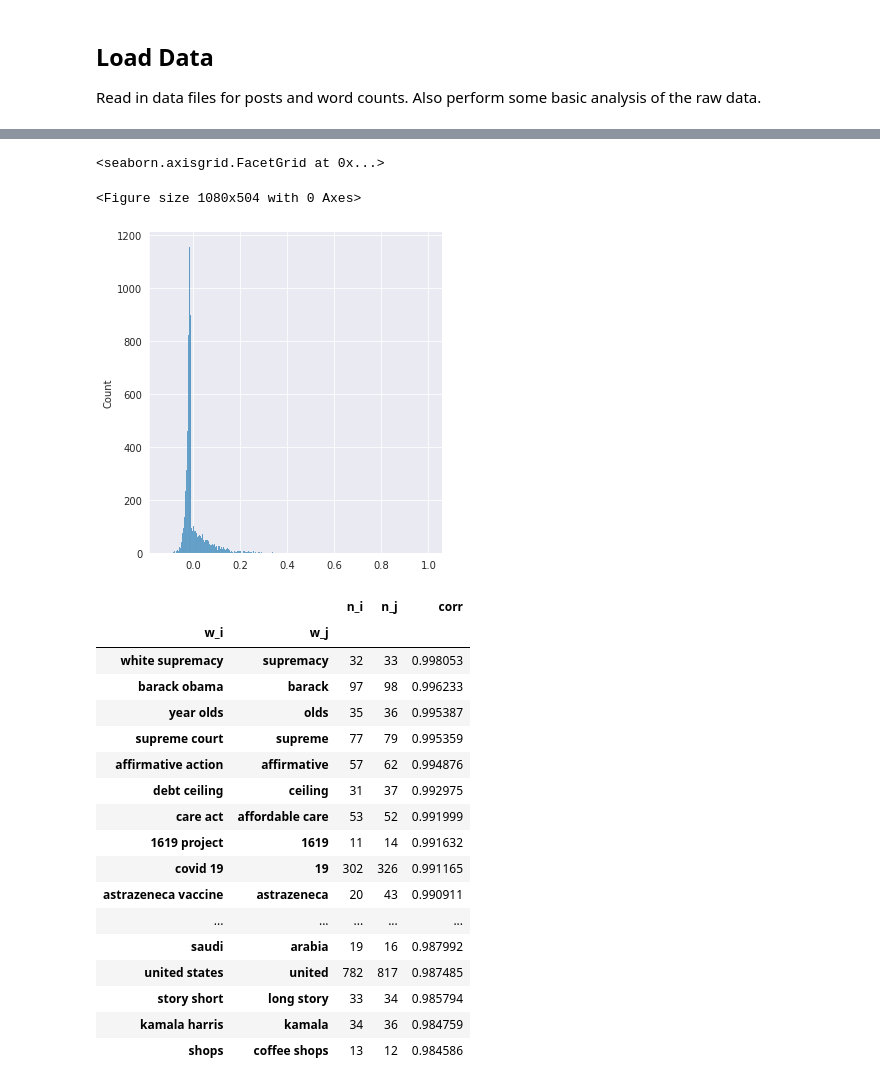
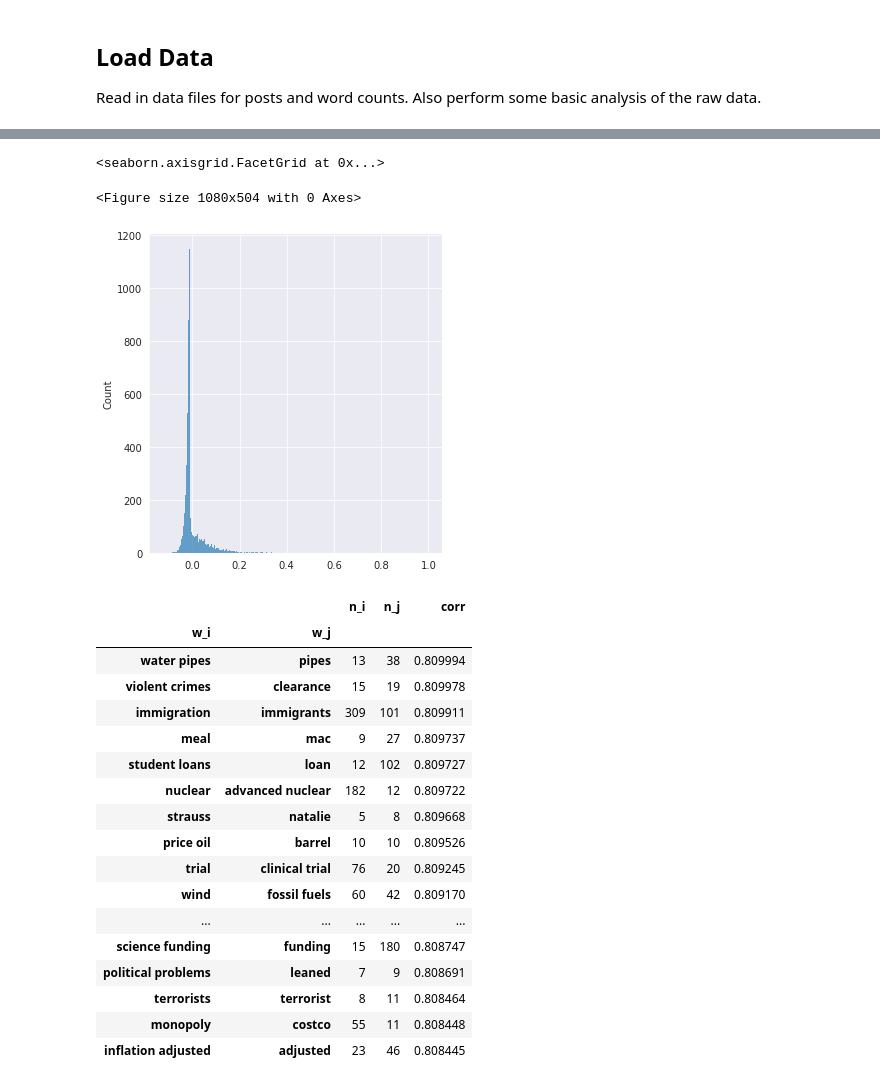
Before and after one commit to matthagy/slowboring_article_clusters, a Jupyter notebook: analysis.ipynb, the cells around one changed output, grey strips where cells are left out. Drawn from its saved outputs; the diff is of its cells as text; code cells hidden in the pictures.

```diff
--- a/analysis.ipynb
+++ b/analysis.ipynb
@@ -191,14 +203,16 @@ word_norm
 # %%
-def sparse_corrcoef(A):
+# Compute the pairwise correlation between every pair of terms. A correlation of 1 implies perfectly correlated, -1 implies perfectly inversely correlated, whereas a value of 0
+# corresponds to no correlation at all.
+def sparse_corr_coef(A):
     # from https://stackoverflow.com/questions/19231268/correlation-coefficients-for-sparse-matrix-in-python
 
-    A = A.astype(np.float64)
+    A = A.astype(np.float32)
     n = A.shape[1]
 
     # Compute the covariance matrix
     rowsum = A.sum(1)
     centering = rowsum.dot(rowsum.T.conjugate()) / n
-    C = (A.dot(A.T.conjugate()) - centering) / (n - 1)
+    C = (A.dot(A.T.conjugate()).todense() - centering) / (n - 1)
 
     # The correlation coefficients are given by
     # C_{i,j} / sqrt(C_{i} * C_{j})
@@ -207,7 +221,7 @@ def sparse_corrcoef(A):
 
     return coeffs
 
-corr = sparse_corrcoef(X.T)
+corr = sparse_corr_coef(X_norm.T.tocsr())
 corr = pd.DataFrame(np.array(corr), words, words)
 corr
 # %% [output]
@@ -253,35 +268,35 @@ sns.displot(pd.Series(corr.values.ravel()).sample(10_000, random_state=0xCAFE))
 # %% [output]
 <seaborn.axisgrid.FacetGrid at 0x...>
 <Figure size 1080x504 with 0 Axes>
-[figure, old version]
+[figure, new version]
 # %%
-i,j = np.where((corr.values > 0.97) & (corr.values < 0.999))
+i,j = np.where((corr.values > 0.8) & (corr.values < 0.81))
 w = i > j
 high_corrs = pd.concat([pd.Series(i[w], name='i'), pd.Series(j[w], name='j')], axis=1)
 for axis in 'i', 'j':
     high_corrs['w_' + axis] = pd.Series(word_counts.columns).iloc[high_corrs[axis]].reset_index(drop=True)
     high_corrs['n_' + axis] = word_sums.loc[high_corrs['w_' + axis]].reset_index(drop=True)
 high_corrs['corr'] = high_corrs.apply(lambda row: corr.iloc[row['i'],row['j']], axis=1)
 high_corrs = high_corrs.set_index(['w_i', 'w_j'])
 high_corrs = high_corrs.drop(['i', 'j'], axis=1)
 high_corrs = high_corrs.sort_values('corr', ascending=False)
 high_corrs.head(20)
 # %% [output]
 |  |  | n_i | n_j | corr |
 | w_i | w_j |  |  |  |
-| white supremacy | supremacy | 32 | 33 | 0.998053 |
-| barack obama | barack | 97 | 98 | 0.996233 |
-| year olds | olds | 35 | 36 | 0.995387 |
-| supreme court | supreme | 77 | 79 | 0.995359 |
-| affirmative action | affirmative | 57 | 62 | 0.994876 |
-| debt ceiling | ceiling | 31 | 37 | 0.992975 |
-| care act | affordable care | 53 | 52 | 0.991999 |
-| 1619 project | 1619 | 11 | 14 | 0.991632 |
-| covid 19 | 19 | 302 | 326 | 0.991165 |
-| astrazeneca vaccine | astrazeneca | 20 | 43 | 0.990911 |
+| water pipes | pipes | 13 | 38 | 0.809994 |
+| violent crimes | clearance | 15 | 19 | 0.809978 |
+| immigration | immigrants | 309 | 101 | 0.809911 |
+| meal | mac | 9 | 27 | 0.809737 |
+| student loans | loan | 12 | 102 | 0.809727 |
+| nuclear | advanced nuclear | 182 | 12 | 0.809722 |
+| strauss | natalie | 5 | 8 | 0.809668 |
+| price oil | barrel | 10 | 10 | 0.809526 |
+| trial | clinical trial | 76 | 20 | 0.809245 |
+| wind | fossil fuels | 60 | 42 | 0.809170 |
 | ... | ... | ... | ... | ... |
-| saudi | arabia | 19 | 16 | 0.987992 |
-| united states | united | 782 | 817 | 0.987485 |
-| story short | long story | 33 | 34 | 0.985794 |
-| kamala harris | kamala | 34 | 36 | 0.984759 |
-| shops | coffee shops | 13 | 12 | 0.984586 |
+| science funding | funding | 15 | 180 | 0.808747 |
+| political problems | leaned | 7 | 9 | 0.808691 |
+| terrorists | terrorist | 8 | 11 | 0.808464 |
+| monopoly | costco | 55 | 11 | 0.808448 |
+| inflation adjusted | adjusted | 23 | 46 | 0.808445 |
```
Also changed, not shown: parts of 37 cells of this notebook.
